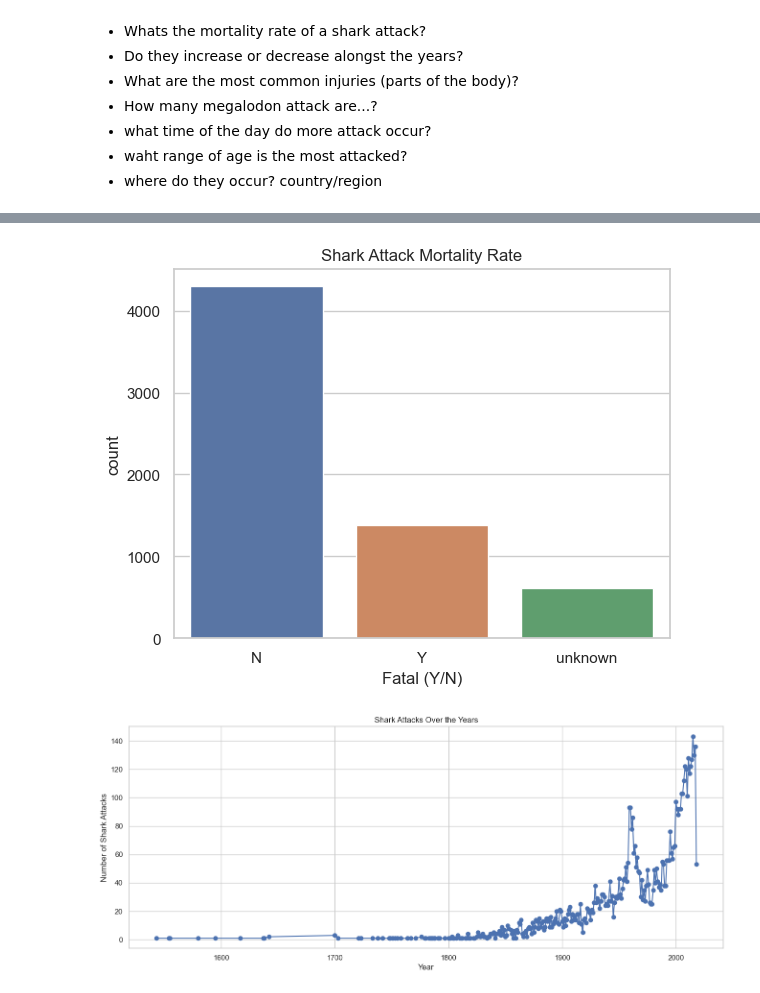
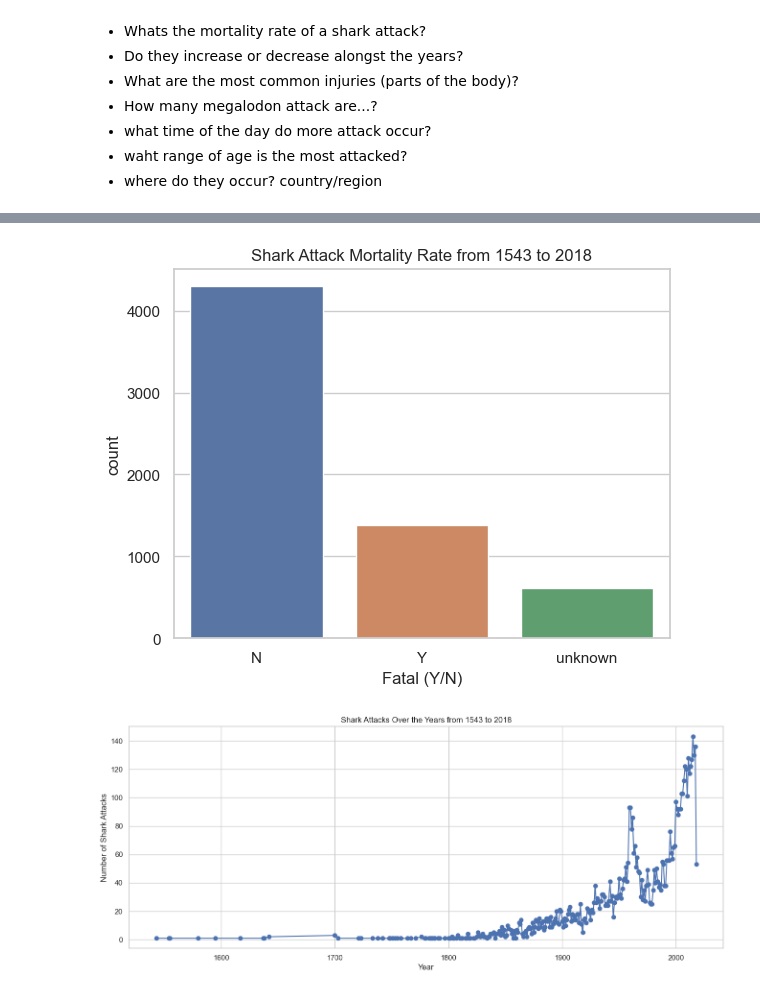
Before and after one commit to UriCVV/data-project-I, a Jupyter notebook: src/visualization.ipynb, the cells around one changed output, grey strips where cells are left out. Drawn from its saved outputs; the diff is of its cells as text; code cells hidden in the pictures.

```diff
--- a/src/visualization.ipynb
+++ b/src/visualization.ipynb
@@ -44,11 +50,11 @@ plt.show()
 # %%
 # Question 3: What's the mortality rate of a shark attack?
 sns.countplot(x='Fatal (Y/N)', data=df)
-plt.title("Shark Attack Mortality Rate")
+plt.title(f"Shark Attack Mortality Rate from {min_year} to {max_year}")
 plt.savefig('../images/shark_attacks_fatality.png')
 plt.show()
 # %% [output]
-[figure, old version]
+[figure, new version]
 # %%
 # Question 4: Do they increase or decrease along the years?
 # Create a subset of the DataFrame without modifying the original DataFrame
@@ -57,14 +63,14 @@ yearly_counts = subset_df['Year'].value_counts().sort_index()
 # Create a line plot
 plt.figure(figsize=(16, 6))
 plt.plot(yearly_counts.index, yearly_counts.values, marker='o', linestyle='-', color='b')
-plt.title('Shark Attacks Over the Years')
+plt.title(f'Shark Attacks Over the Years from {min_year} to {max_year}')
 plt.xlabel('Year')
 plt.ylabel('Number of Shark Attacks')
 plt.grid(True)
 plt.savefig('../images/shark_attacks_over_years.png')
 plt.show()
 # %% [output]
-[figure, old version]
+[figure, new version]
 # %%
 # Question 5: What time of the day do more attacks occur?
 # Extract the hour part and convert it to float
```
Also changed, not shown: parts of 6 cells of this notebook, 9 other files.
